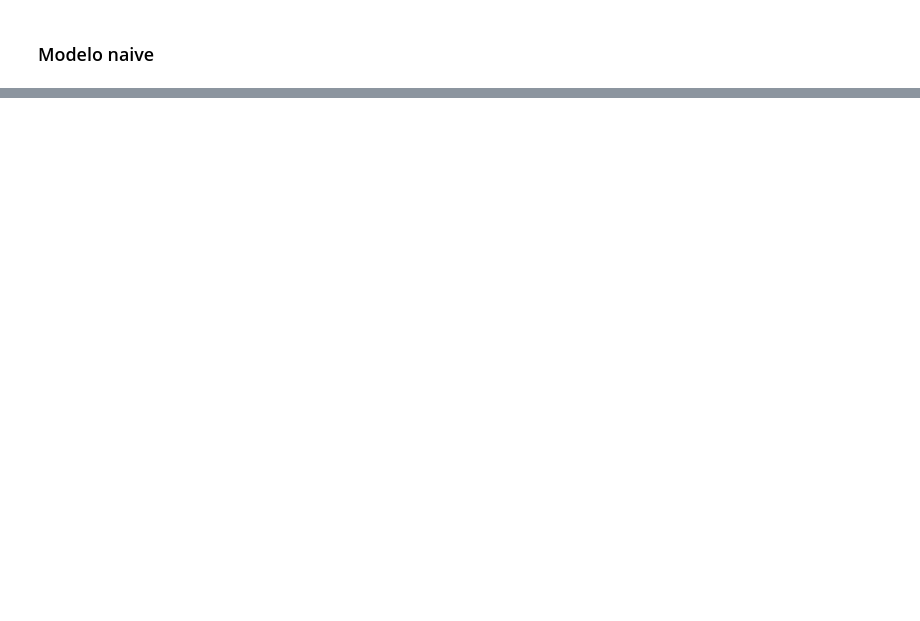
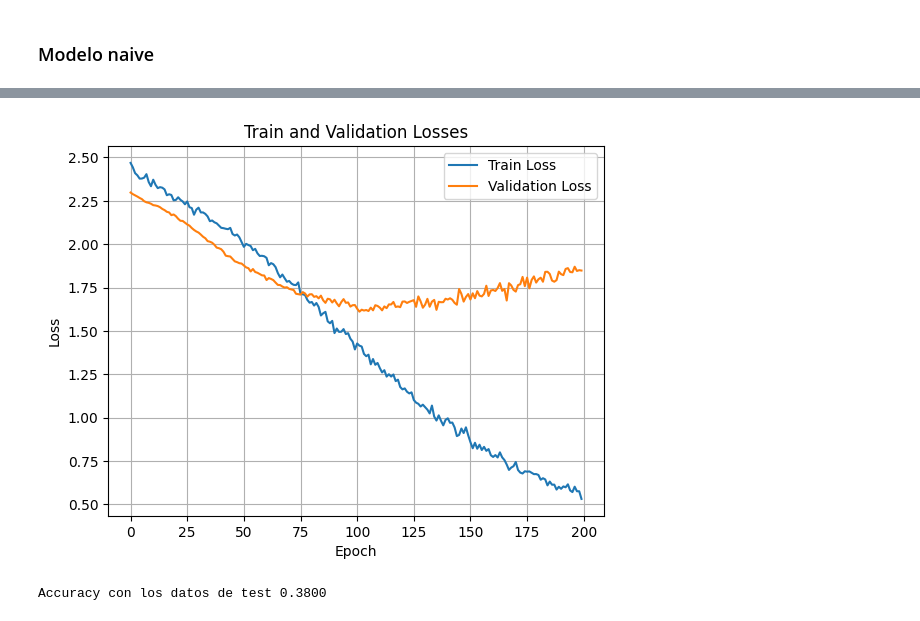
Before and after one commit to aaronbernal28/DeepMusicGenreClassifier, a Jupyter notebook: notebooks/simple_model.ipynb, the cells around one changed output, grey strips where cells are left out. Saved outputs shown, nothing was run; the diff lists cells and outputs as text; code cells hidden in the pictures; blank space fills up the shorter version.

```diff
--- a/notebooks/simple_model.ipynb
+++ b/notebooks/simple_model.ipynb
@@ -17,7 +10,7 @@ torch.cuda.set_per_process_memory_fraction(0.5)
 # %% [output]
 Usando dispositivo: cuda
 # %%
-MAX_LEN = 660000//6
+MAX_LEN = 660000//12
 SR = 22050
 T0 = MAX_LEN/22050
 
@@ -28,7 +21,7 @@ for id, genre in enumerate(genres):
     for i in range(100):
         if not (i == 54 and genre == 'jazz'):
             x, _ = sf.read(f'../Data/genres_original/{genre}/{genre}.000{i:02}.wav')
-            X.append(x[MAX_LEN:2*MAX_LEN])
+            X.append(x[2*MAX_LEN:3*MAX_LEN])
             y.append(id)
 # %%
 from sklearn.model_selection import train_test_split
@@ -210,0 +170,12 @@ Accuracy con los datos de validacion 0.2503
+# %%
+from sklearn.model_selection import train_test_split
+
+X_train, X_test, y_train, y_test = train_test_split(
+    X_freq, y, test_size=0.2, random_state=28, stratify=y
+)
+
+print(f"Entrenamiento: {len(X_train)} pares")
+print(f"Validación: {len(X_test)} pares")
+
+train_dataset = audiodataset(X_train, y_train)
+test_dataset = audiodataset(X_test, y_test)
@@ -210,0 +252,20 @@ Accuracy con los datos de validacion 0.2503
+# %%
+# hiperparametros
+INPUT_DIM = train_dataset[0]['input_length']
+NUM_EPOCHS = 200
+LEARNING_RATE = 0.0001
+P = 0.6
+D = [1024, 512, 256, 128, 64]
+
+model = modelo2(INPUT_DIM, hidden_dims=D, p_drop=P).to(device)
+
+criterion = nn.CrossEntropyLoss()
+optimizer = torch.optim.AdamW(model.parameters(), lr=LEARNING_RATE)
+print(f"Modelo creado con {sum(p.numel() for p in model.parameters())} parámetros")
+
+BATCH_SIZE = 32
+
+train_dataloader = DataLoader(train_dataset, batch_size=BATCH_SIZE)
+val_dataloader = DataLoader(test_dataset, batch_size=BATCH_SIZE)
+
+train_losses, val_losses = train(model, train_dataloader, val_dataloader, optimizer, criterion, NUM_EPOCHS)
@@ -210,0 +290,28 @@ Accuracy con los datos de validacion 0.2503
+# %%
+plt.plot(train_losses, label='Train Loss')
+plt.plot(val_losses, label='Validation Loss')
+plt.xlabel('Epoch')
+plt.ylabel('Loss')
+plt.title('Train and Validation Losses')
+plt.legend()
+plt.grid(True)
+plt.show()
+# %% [output]
+[figure, added]
+# %%
+model.eval()
+accur = 0
+with torch.no_grad():
+    for item in test_dataset:
+        input = item['input'].unsqueeze(0)
+        target = item['target']
+
+        output = model.forward(input)
+        pred = F.one_hot(torch.argmax(output), 10)
+
+        accur += int(sum(target == pred) == 10)
+
+accur /= len(test_dataset)
+print(f'Accuracy con los datos de test {accur:.4f}')
+# %% [output]
+Accuracy con los datos de test 0.3800
```
Also changed, not shown: parts of 17 cells of this notebook, 2 other files.
